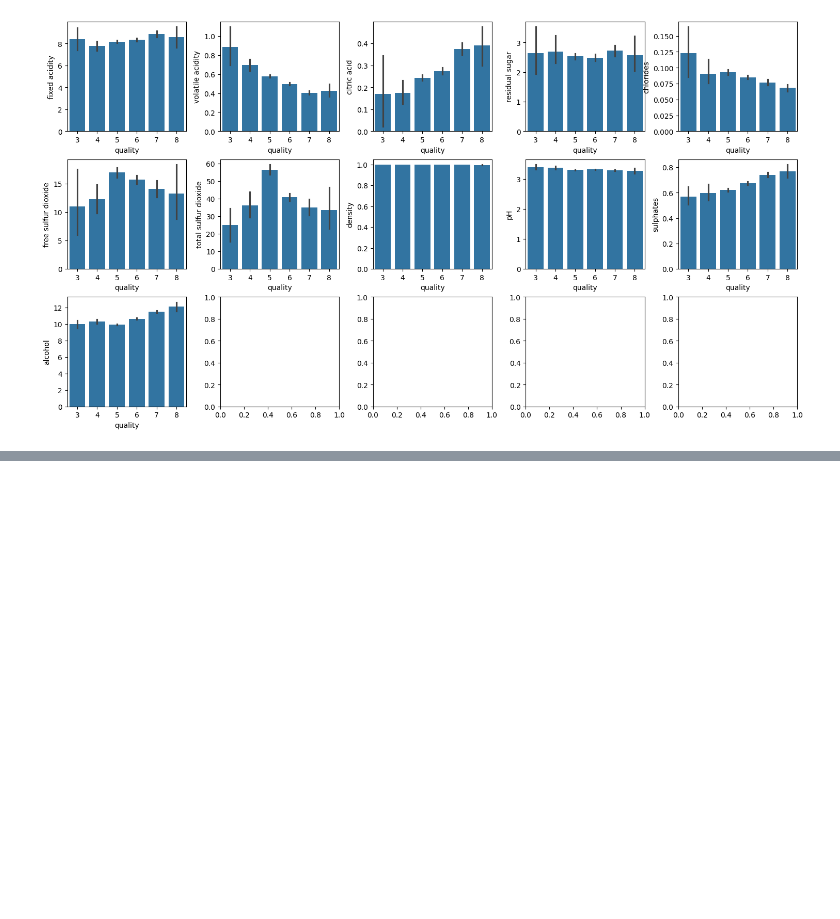
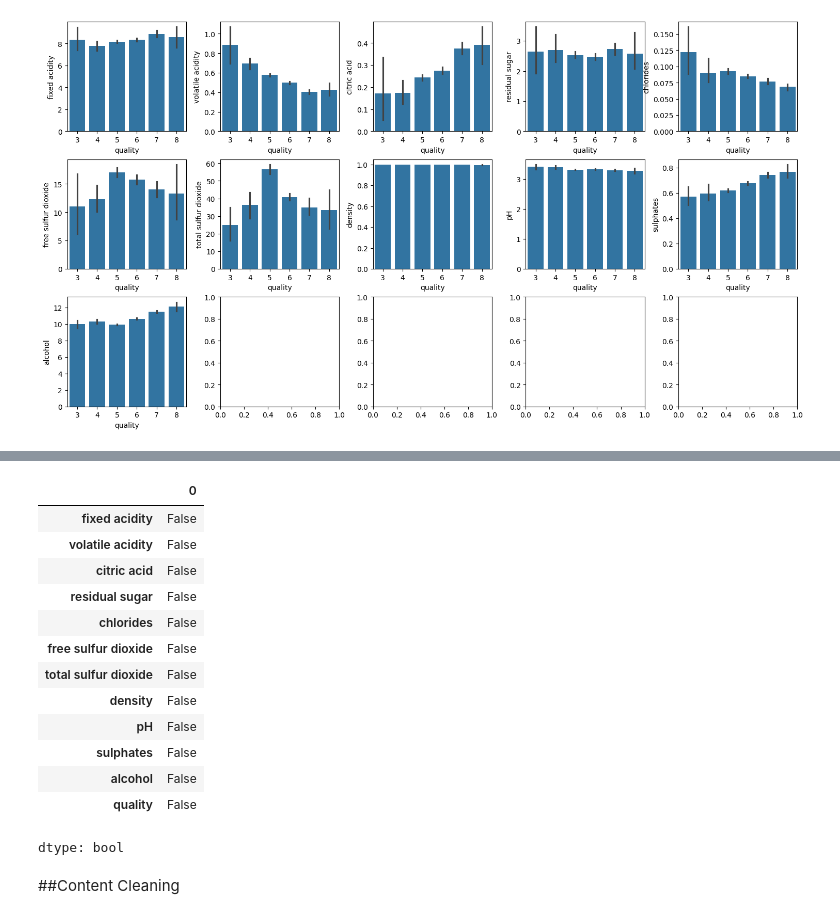
Before and after one commit to cindy12651269/Prediction_of_quality_of_Wine, a Jupyter notebook: Prediction_of_quality_of_Wine.ipynb, the cells around one changed output, grey strips where cells are left out. Drawn from its saved outputs; the diff is of its cells as text; code cells hidden in the pictures; blank space fills up the shorter version.

```diff
--- a/Prediction_of_quality_of_Wine.ipynb
+++ b/Prediction_of_quality_of_Wine.ipynb
@@ -208,0 +254,19 @@ plt.show()
+# %%
+wine.isnull().any()
+# %% [output]
+|  | 0 |
+| fixed acidity | False |
+| volatile acidity | False |
+| citric acid | False |
+| residual sugar | False |
+| chlorides | False |
+| free sulfur dioxide | False |
+| total sulfur dioxide | False |
+| density | False |
+| pH | False |
+| sulphates | False |
+| alcohol | False |
+| quality | False |
+dtype: bool
+# %% [markdown]
+##Content Cleaning
```
Also changed, not shown: parts of 18 cells of this notebook.
